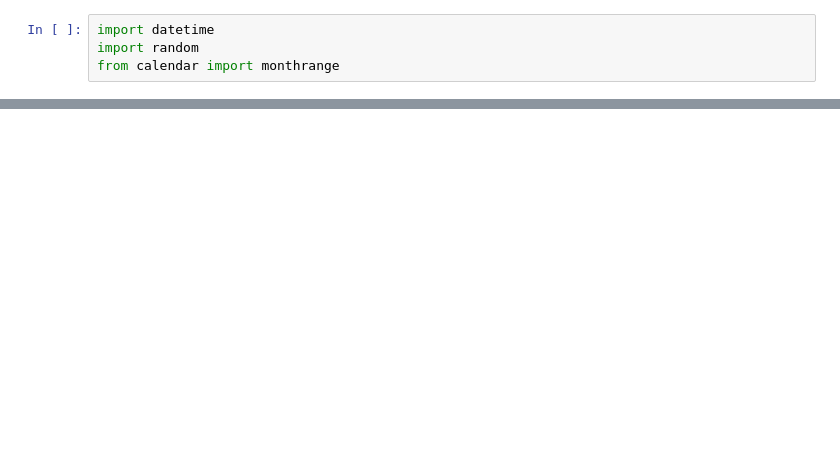
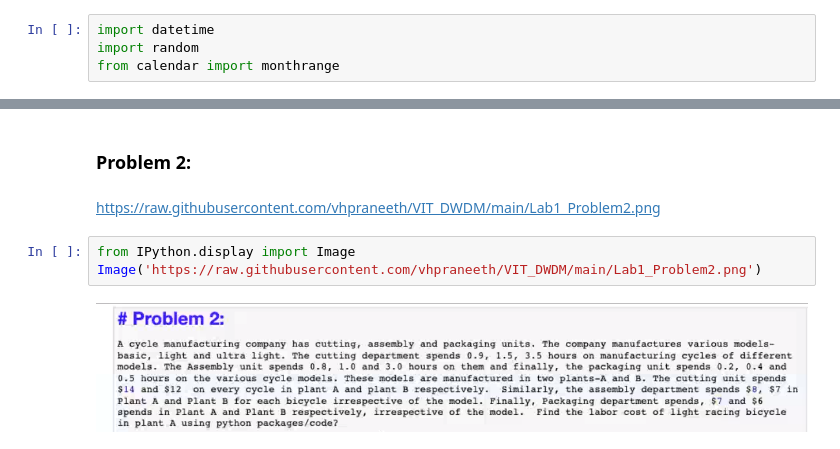
Before and after one commit to vhpraneeth/VIT_DWDM, a Jupyter notebook: Lab1_DWDM.ipynb, the cells around one changed output, grey strips where cells are left out. Cells and saved outputs as stored; diff of their text form; blank space fills up the shorter version.

```diff
--- a/Lab1_DWDM.ipynb
+++ b/Lab1_DWDM.ipynb
@@ -20,0 +57,9 @@ num_days
+# %% [markdown]
+### Problem 2:
+# %% [markdown]
+https://raw.githubusercontent.com/vhpraneeth/VIT_DWDM/main/Lab1_Problem2.png
+# %%
+from IPython.display import Image
+Image('https://raw.githubusercontent.com/vhpraneeth/VIT_DWDM/main/Lab1_Problem2.png')
+# %% [output]
+[figure, added]
```
Also changed, not shown: parts of 13 cells of this notebook.
